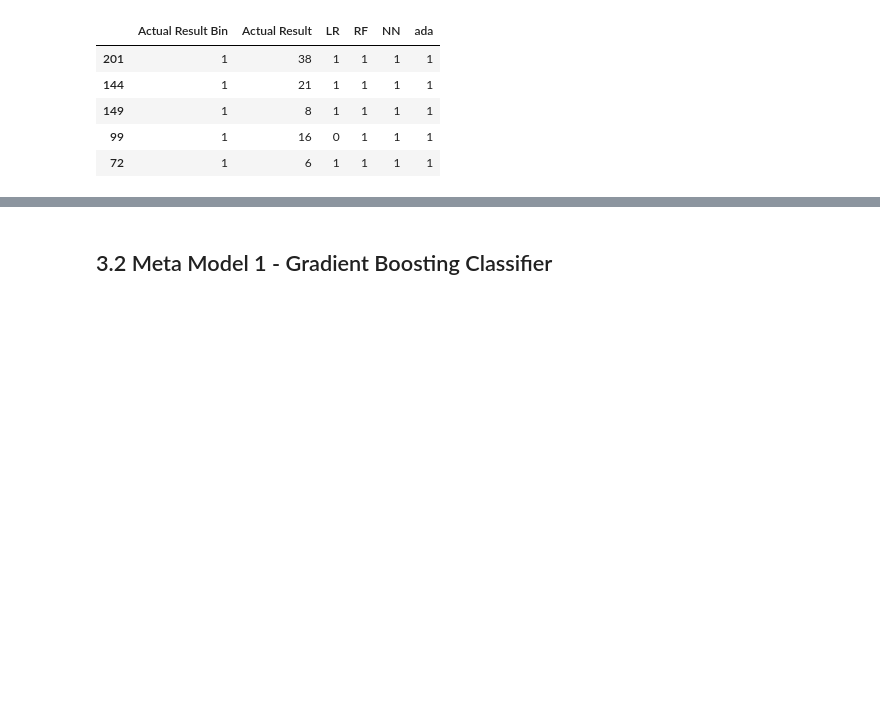
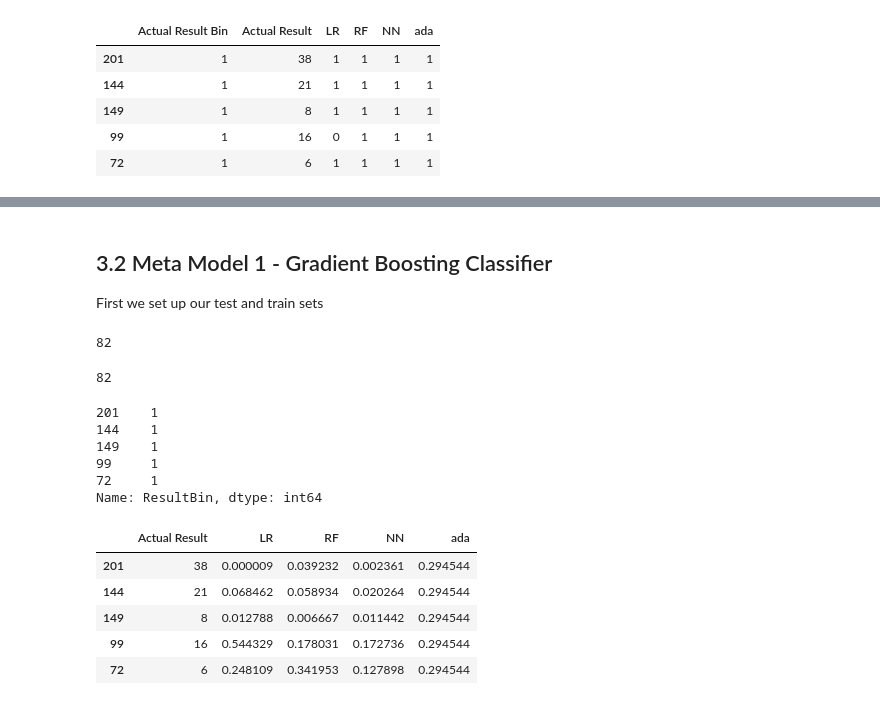
Before and after one commit to harryarthur/Predicting-AB-Losses-2-, a Jupyter notebook: Predicting AB Losses (2).ipynb, the cells around one changed output, grey strips where cells are left out. Drawn from its saved outputs; the diff is of its cells as text; code cells hidden in the pictures; blank space fills up the shorter version.

```diff
--- a/Predicting AB Losses (2).ipynb
+++ b/Predicting AB Losses (2).ipynb
@@ -742,2 +729,30 @@ metatest_stack.head()
 # %% [markdown]
 ## 3.2 Meta Model 1 - Gradient Boosting Classifier
+First we set up our test and train sets
+# %%
+len(y_basetrain)
+# %% [output]
+82
+# %%
+len(metatrain_stack)
+# %% [output]
+82
+# %%
+#this is our y train array
+y_basetrain_bin.head()
+# %% [output]
+201    1
+144    1
+149    1
+99     1
+72     1
+Name: ResultBin, dtype: int64
+# %%
+metatrain_stack.head()
+# %% [output]
+|  | Actual Result | LR | RF | NN | ada |
+| 201 | 38 | 0.000009 | 0.039232 | 0.002361 | 0.294544 |
+| 144 | 21 | 0.068462 | 0.058934 | 0.020264 | 0.294544 |
+| 149 | 8 | 0.012788 | 0.006667 | 0.011442 | 0.294544 |
+| 99 | 16 | 0.544329 | 0.178031 | 0.172736 | 0.294544 |
+| 72 | 6 | 0.248109 | 0.341953 | 0.127898 | 0.294544 |
```
Also changed, not shown: parts of 28 cells of this notebook.
